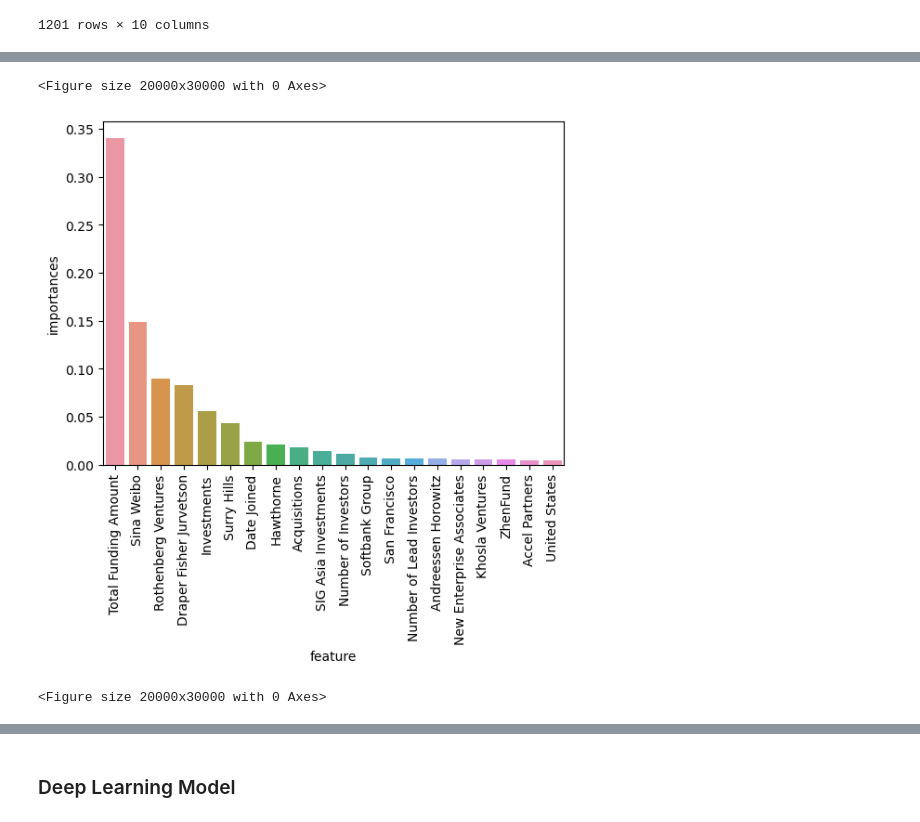
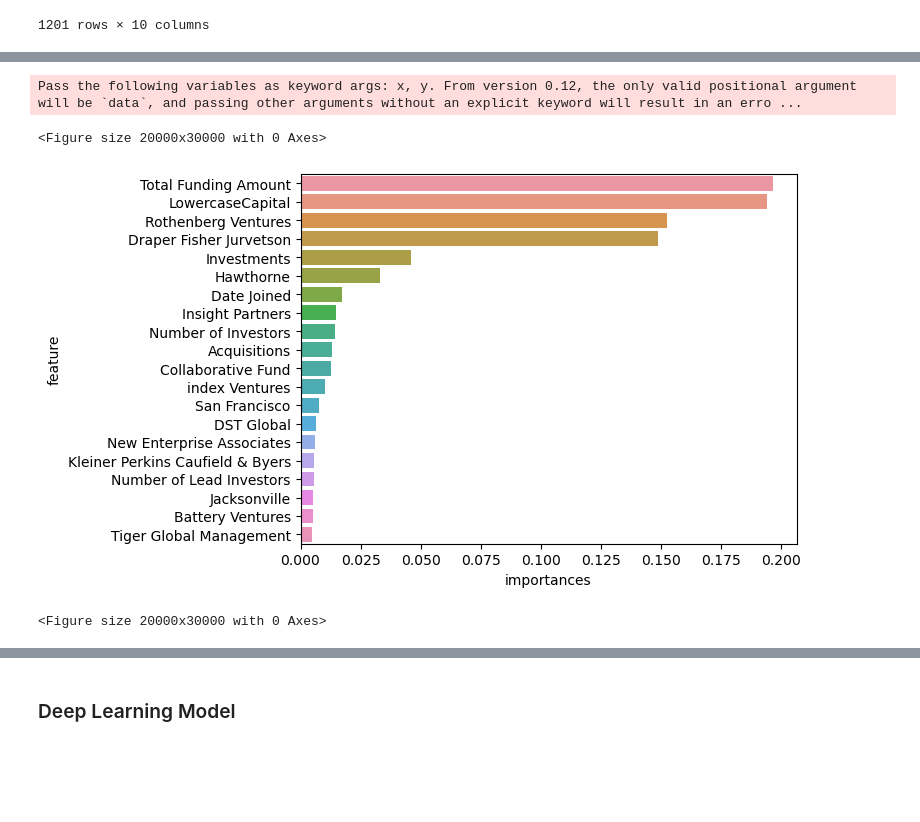
Before and after one commit to shenxinyi0322/PIC-16B-Group-Project, a Jupyter notebook: VC algorithm try.ipynb, the cells around one changed output, grey strips where cells are left out. Cells and saved outputs as stored; diff of their text form; code cells hidden in the pictures; blank space fills up the shorter version.

```diff
--- a/VC algorithm try.ipynb
+++ b/VC algorithm try.ipynb
@@ -148,13 +148,13 @@ See the caveats in the documentation: https://pandas.pydata.org/pandas-docs/stab
 # %%
 merged_df = merged_df.dropna()
 # %%
-Xc1 = pd.get_dummies(df["Country_y"]) #clean data using dummies/one hot encoder
-Xc2 = pd.get_dummies(df["Industry_y"])
-Xc3 = pd.get_dummies(df["City"])
-y = df["Valuation ($B)"]
+Xc1 = pd.get_dummies(merged_df["Country_y"]) #clean data using dummies/one hot encoder
+Xc2 = pd.get_dummies(merged_df["Industry_y"])
+Xc3 = pd.get_dummies(merged_df["City"])
+y = merged_df["Valuation ($B)"]
 # %%
-df['Select Investors'] = df['Select Investors'].fillna('')
-investor = df['Select Investors'].apply(lambda x: x.split(', '))
+merged_df['Select Investors'] = merged_df['Select Investors'].fillna('')
+investor = merged_df['Select Investors'].apply(lambda x: x.split(', '))
 investor
 # %% [output]
 A value is trying to be set on a copy of a slice from a DataFrame.
@@ -210,7 +209,7 @@ Index(['Company', 'Acquisitions', 'Exits', 'Investments',
       dtype='object')
 # %%
-X = pd.concat([df.drop(["Company", "Valuation ($B)", 'Country_y',
-       'City', 'Industry_y', 'Select Investors'],axis=1).reset_index(drop=True), Xc1.reset_index(drop=True),
+X = pd.concat([merged_df.drop(["Company", "Valuation ($B)", 'Country_y',
+       'City', 'Industry_y', 'Select Investors',"ceo"],axis=1).reset_index(drop=True), Xc1.reset_index(drop=True),
                Xc2.reset_index(drop=True),Xc3.reset_index(drop=True),investor_df.reset_index(drop=True)], axis=1)
 X
 # %% [output]
@@ -269,5 +269,5 @@ from sklearn.metrics import r2_score
 # %%
-rf = RandomForestRegressor(n_estimators=150, random_state=1)
+rf = RandomForestRegressor(n_estimators=300, random_state=6)
 
 # Train the model on the training data
 rf.fit(X_train, y_train)
@@ -308,11 +308,11 @@ forest_importances
 # %%
-sns.barplot(forest_importances["feature"][0:20],forest_importances["importances"][0:20])
-plt.xticks(rotation = 90)
+sns.barplot(forest_importances["importances"][0:20],forest_importances["feature"][0:20])
 plt.figure(figsize=[200,300])
 # %% [output]
-<Figure size 20000x30000 with 0 Axes>
+Pass the following variables as keyword args: x, y. From version 0.12, the only valid positional argument will be `data`, and passing other arguments without an explicit keyword will result in an erro ...
+<Figure size 20000x30000 with 0 Axes>
-[figure, old version]
+[figure, new version]
-<Figure size 20000x30000 with 0 Axes>
+<Figure size 20000x30000 with 0 Axes>
 # %%
 import shap
 # %%
```
Also changed, not shown: parts of 35 cells of this notebook, 2 other files.
